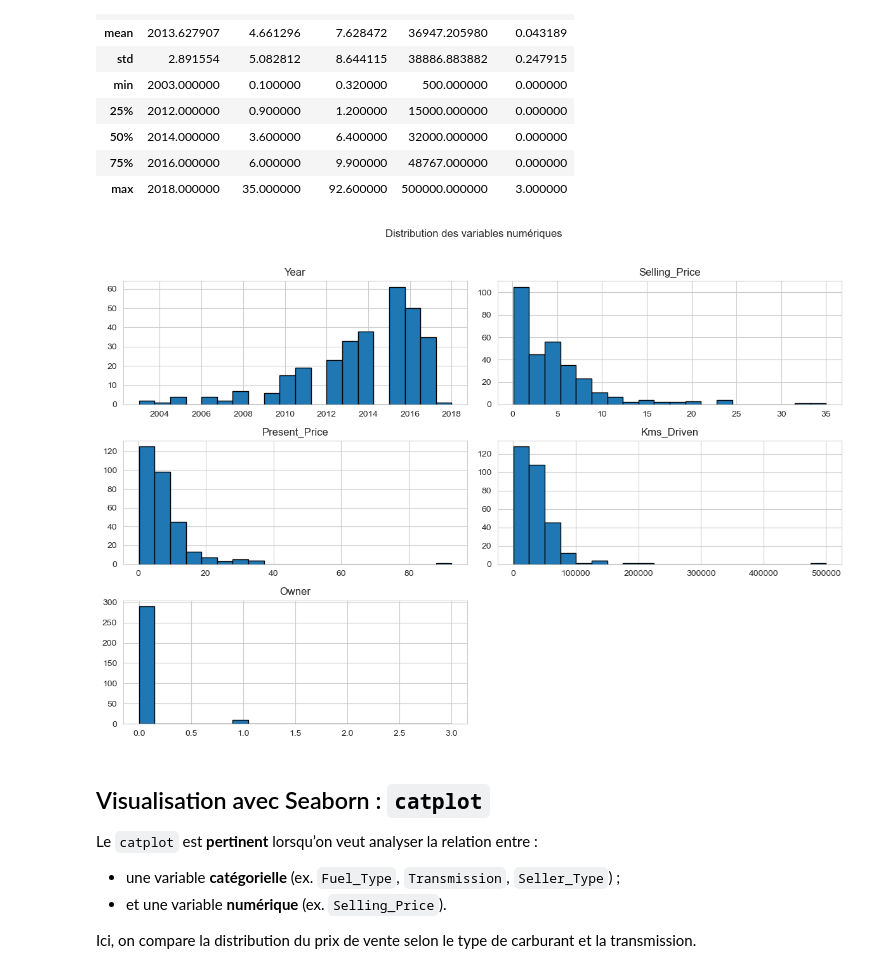
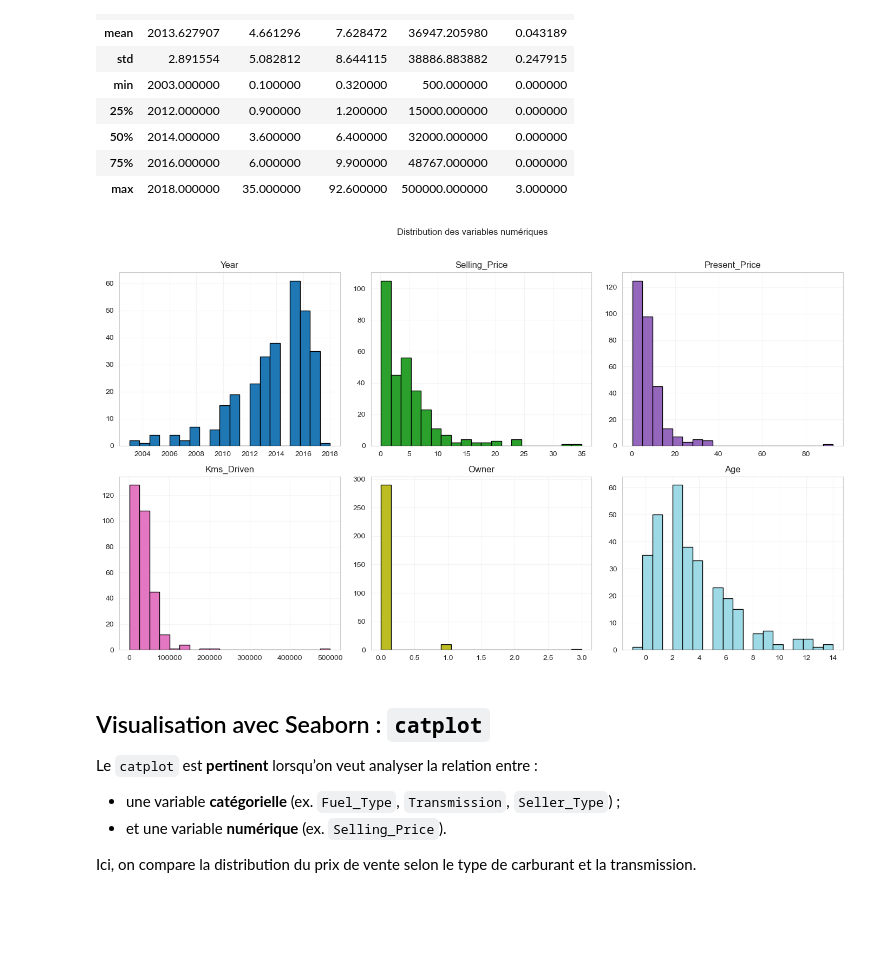
Before and after one commit to axel-achart/new-car, a Jupyter notebook: notebook.ipynb, the cells around one changed output. Cells and saved outputs as stored; diff of their text form; code cells hidden in the pictures; blank space fills up the shorter version.

```diff
--- a/notebook.ipynb
+++ b/notebook.ipynb
@@ -77,13 +77,33 @@ df.describe()
 # %%
 import matplotlib.pyplot as plt
 
-# Histogrammes des variables numériques
-df.hist(figsize=(12, 8), bins=20, edgecolor="black")
-plt.suptitle("Distribution des variables numériques", y=1.02)
+# Histogrammes colorés des variables numériques
+numeric_cols = df.select_dtypes(include="number").columns.tolist()
+
+n_cols = 3
+n_rows = (len(numeric_cols) + n_cols - 1) // n_cols
+fig, axes = plt.subplots(n_rows, n_cols, figsize=(14, 4 * n_rows))
+
+if hasattr(axes, "ravel"):
+    axes = axes.ravel()
+else:
+    axes = [axes]
+
+colors = [plt.cm.tab20(i / max(1, len(numeric_cols) - 1)) for i in range(len(numeric_cols))]
+
+for i, col in enumerate(numeric_cols):
+    axes[i].hist(df[col].dropna(), bins=20, color=colors[i], edgecolor="black")
+    axes[i].set_title(col)
+    axes[i].grid(True, alpha=0.2)
+
+for j in range(len(numeric_cols), len(axes)):
+    axes[j].set_visible(False)
+
+fig.suptitle("Distribution des variables numériques", y=1.02)
 plt.tight_layout()
 plt.show()
 # %% [output]
-[figure, old version]
+[figure, new version]
 # %% [markdown]
 ## Visualisation avec Seaborn : `catplot`
 
```
Also changed, not shown: parts of 1 cell of this notebook.
